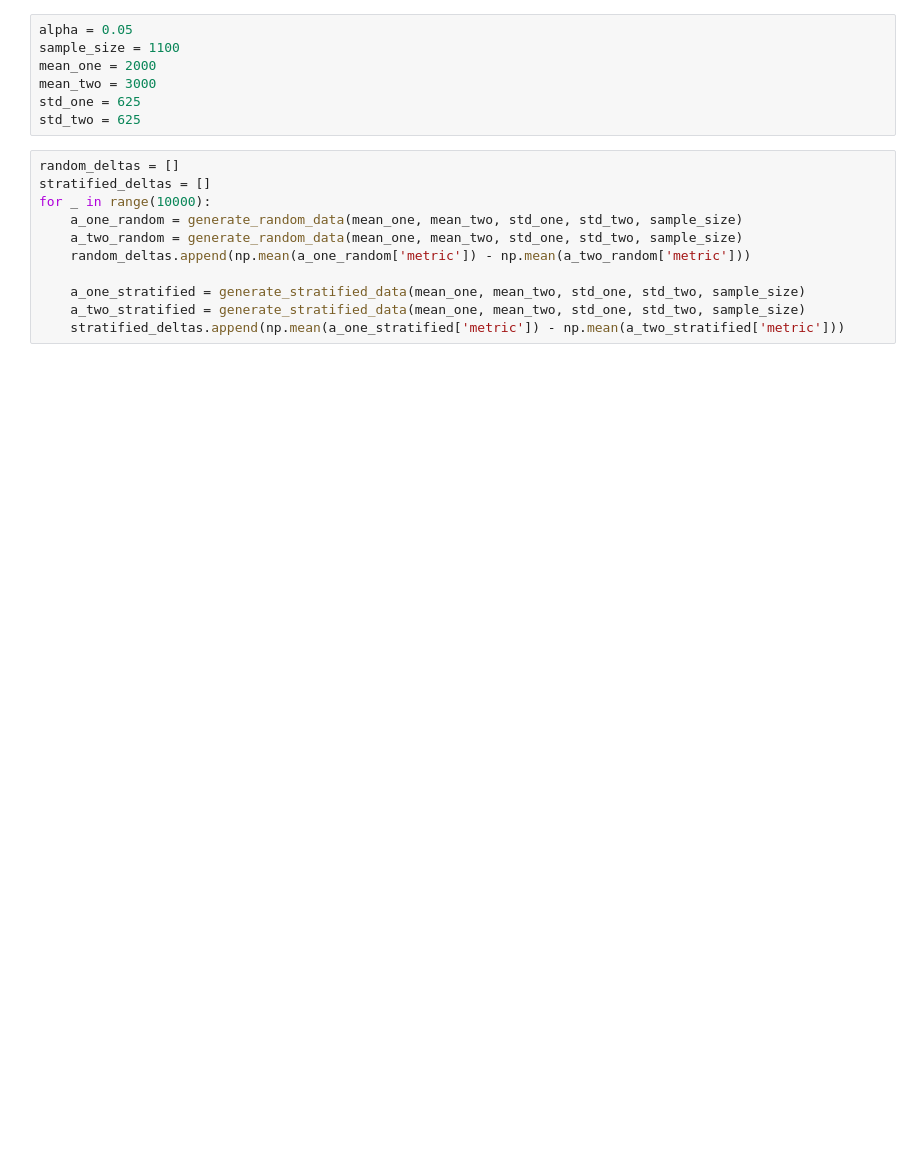
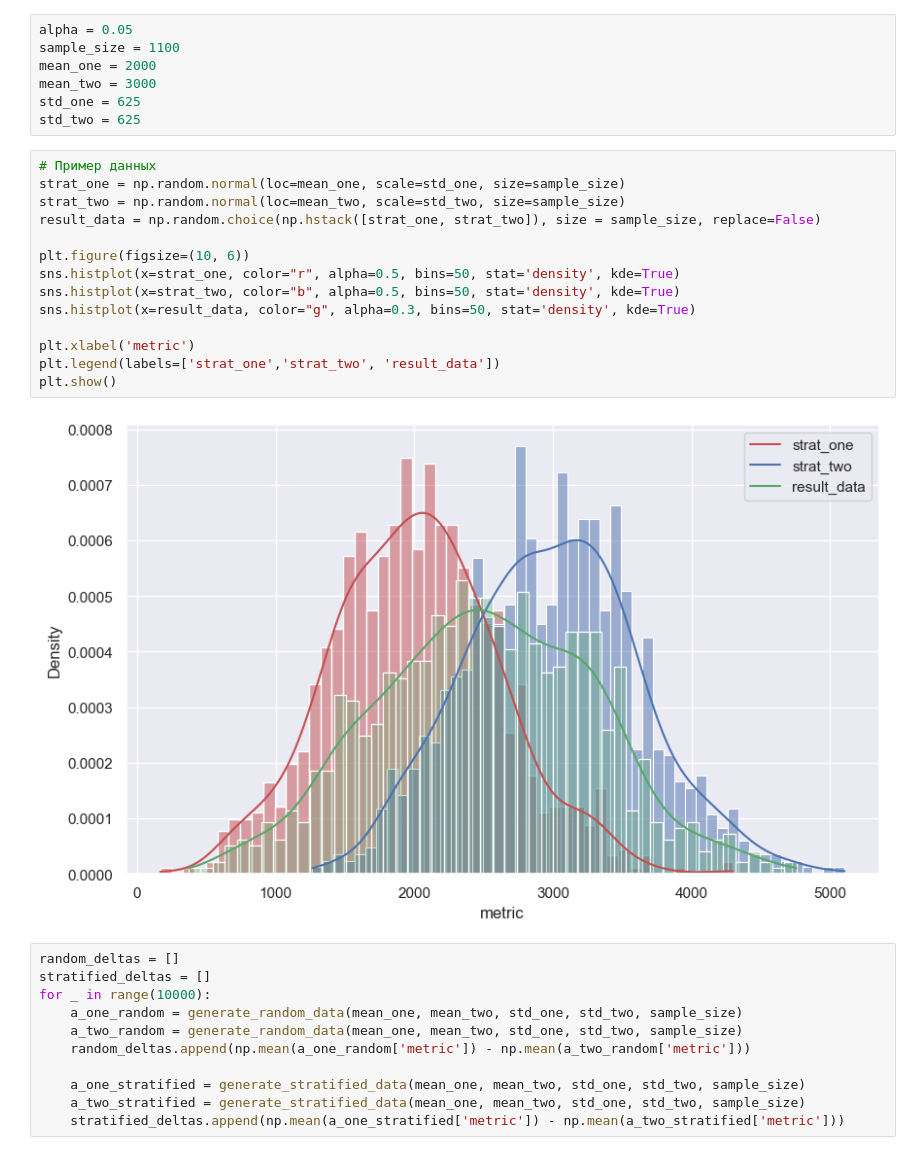
Before and after one commit to ShashlovAI/stat, a Jupyter notebook: AB/stratification.ipynb, the cells around one changed output. Drawn from its saved outputs; the diff is of its cells as text; blank space fills up the shorter version.

```diff
--- a/AB/stratification.ipynb
+++ b/AB/stratification.ipynb
@@ -71,6 +99,22 @@ mean_one = 2000
 mean_two = 3000
 std_one = 625
 std_two = 625
+# %%
+# Пример данных
+strat_one = np.random.normal(loc=mean_one, scale=std_one, size=sample_size)
+strat_two = np.random.normal(loc=mean_two, scale=std_two, size=sample_size)
+result_data = np.random.choice(np.hstack([strat_one, strat_two]), size = sample_size, replace=False)
+
+plt.figure(figsize=(10, 6))
+sns.histplot(x=strat_one, color="r", alpha=0.5, bins=50, stat='density', kde=True)
+sns.histplot(x=strat_two, color="b", alpha=0.5, bins=50, stat='density', kde=True)
+sns.histplot(x=result_data, color="g", alpha=0.3, bins=50, stat='density', kde=True)
+
+plt.xlabel('metric')
+plt.legend(labels=['strat_one','strat_two', 'result_data'])
+plt.show()
+# %% [output]
+[figure, added]
 # %%
 random_deltas = []
 stratified_deltas = []
```
Also changed, not shown: parts of 25 cells of this notebook.
